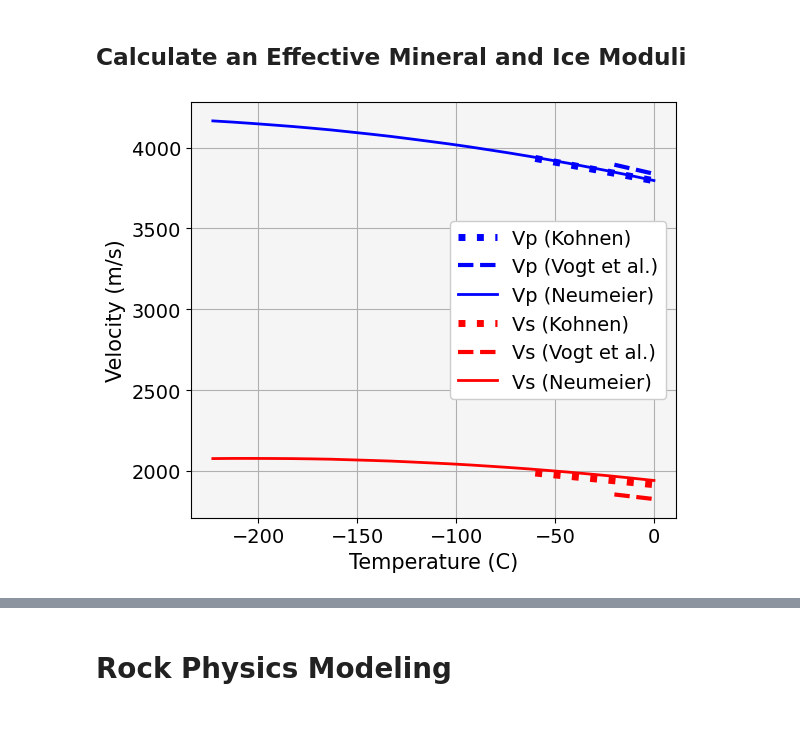
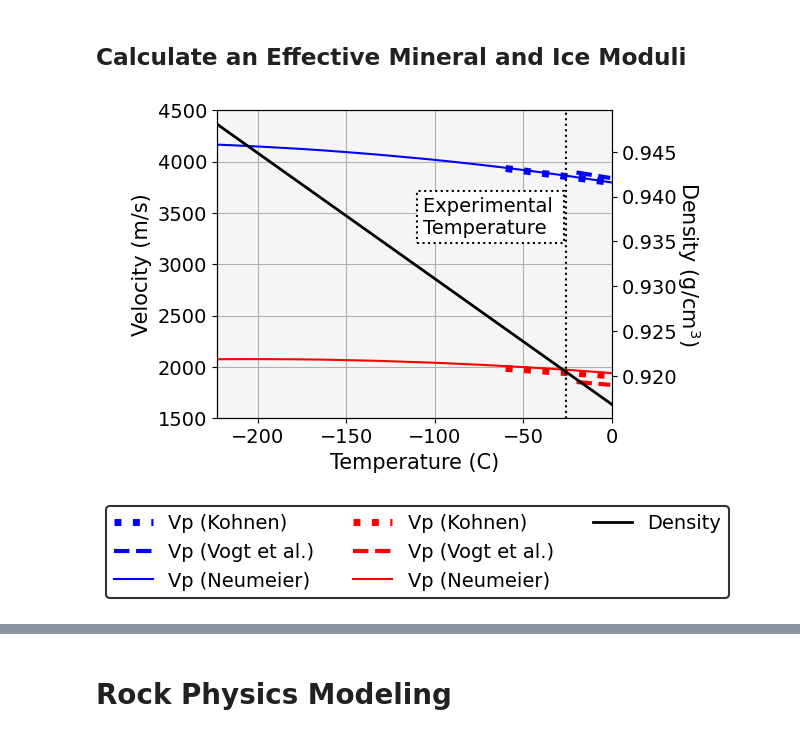
Before and after one commit to astroChance/LunarIce, a Jupyter notebook: notebooks/Icy_Regolith_Modeling.ipynb, the cells around one changed output, grey strips where cells are left out. Saved outputs shown, nothing was run; the diff lists cells and outputs as text; code cells hidden in the pictures.

```diff
--- a/notebooks/Icy_Regolith_Modeling.ipynb
+++ b/notebooks/Icy_Regolith_Modeling.ipynb
@@ -553,57 +552,85 @@ N_vp = rp.elastic.p_vel(N_bulk, N_shear, ice_density_range)*1000
 N_vs = rp.elastic.s_vel(N_shear, ice_density_range)*1000
 
 
-fig, ax  = plt.subplots(nrows=1, ncols=1, figsize=(6,5))
-ax.plot(temp_range_kohnen, ice_vp_kohnen, color="blue", ls=":",lw="5", label="Vp (Kohnen)")
-ax.plot(temp_range_vogt, ice_vp_vogt, color="blue", ls="--",lw="3", label="Vp (Vogt et al.)")
-ax.plot(N_temp_C, N_vp, color="blue",lw="2", label="Vp (Neumeier)")
 
-ax.plot(temp_range_kohnen, ice_vs_kohnen, color="red", ls=":",lw="5", label="Vs (Kohnen)")
-ax.plot(temp_range_vogt, ice_vs_vogt, color="red", ls="--",lw="3", label="Vs (Vogt et al.)")
-ax.plot(N_temp_C, N_vs, color="red",lw="2", label="Vs (Neumeier)")
+
+fig, ax  = plt.subplots(nrows=1, ncols=1, figsize=(6,4))
+
+ax_dens = ax.twinx()
+dens_plot = ax_dens.plot(N_temp_C, ice_density_range, color="black", lw="2", label="Density")
+ax_dens.set_ylabel("Density (g/cm$^3$)", fontsize=15, rotation=270, labelpad=18)
+
+koh_vp = ax.plot(temp_range_kohnen, ice_vp_kohnen, color="blue", ls=":",lw="5", label="Vp (Kohnen)")
+vog_vp = ax.plot(temp_range_vogt, ice_vp_vogt, color="blue", ls="--",lw="3", label="Vp (Vogt et al.)")
+neu_vp = ax.plot(N_temp_C, N_vp, color="blue",lw="1.5", label="Vp (Neumeier)")
+
+koh_vs = ax.plot(temp_range_kohnen, ice_vs_kohnen, color="red", ls=":",lw="5", label="Vs (Kohnen)")
+vog_vs = ax.plot(temp_range_vogt, ice_vs_vogt, color="red", ls="--",lw="3", label="Vs (Vogt et al.)")
+neu_vs = ax.plot(N_temp_C, N_vs, color="red",lw="1.5", label="Vs (Neumeier)")
+
+handles = [dens_plot[0], koh_vp[0], vog_vp[0], neu_vp[0], koh_vs[0], vog_vs[0], neu_vs[0]]
 
 ax.set(facecolor="whitesmoke",
       axisbelow=True,
-      # xlim=(-125, 0))
+      xlim=(-223, 0),
+      ylim=(1500, 4500)
       )
 ax.set_xlabel("Temperature (C)", fontsize=15)
 ax.set_ylabel("Velocity (m/s)", fontsize=15)
 ax.tick_params(axis='both', labelsize=14)
+ax_dens.tick_params(axis='both', labelsize=14)
 ax.grid("both")
-plt.legend(fontsize=14, framealpha=1)
+
+handles = [koh_vp[0], vog_vp[0], neu_vp[0], koh_vs[0], vog_vs[0], neu_vs[0], dens_plot[0]]
+ph = [ax.plot([], marker="", ls="")[0]] * 2
+handles = handles + ph
+labels = ["Vp (Kohnen)", "Vp (Vogt et al.)", "Vp (Neumeier)", "Vp (Kohnen)", "Vp (Vogt et al.)",
+          "Vp (Neumeier)", "Density", "", ""]
+legend = fig.legend(handles, labels, bbox_to_anchor=(0., -0.3, 1, 1), ncols=3,
+           loc='lower center', fontsize=14)
+legend.get_frame().set_linewidth(1.5)
+legend.get_frame().set_edgecolor("black")
+
+ax.vlines(-26, ymin=0, ymax=5000, color="black", ls=":", lw=1.5)
+ax.text(-107, 3300, "Experimental \nTemperature",
+        bbox={"facecolor":"white", "alpha":1, "edgecolor":"black",
+              "linestyle":":", "linewidth":1.5},
+       horizontalalignment='left', fontsize=14)
+
 plt.tight_layout()
 plt.show()
+# plt.savefig("../../../Research Work/Papers/pub2/pub2_figs/iceparms_plot.jpg", dpi=1000, bbox_inches = "tight")
 
 
 
 
 ice_temp = -26  # in Celsius
 ice_dens = Pounder_ice_density(ice_temp)
 
 ## Fit Neumeier Bulk and Shear
 k_fit = np.poly1d(np.polyfit(N_temp_C, N_bulk, deg=2))
 u_fit = np.poly1d(np.polyfit(N_temp_C, N_shear, deg=2))
 
 ice_k = k_fit(ice_temp)
 ice_u = u_fit(ice_temp)
 
 ## Calculate moduli for grain-ice mixtures
 icy_ks = []
 icy_us = []
 icy_dens = []
 for i in ice_percs:
     v = [1-i, i]
     b = [effective_mineral_k, ice_k]
     u = [effective_mineral_u, ice_u]
     _kL, _uL = rp.bounds.hs('lower', v, b, u)
     _kU, _uU = rp.bounds.hs('upper', v, b, u)
     eff_k, eff_u = np.mean((_kL, _kU)), np.mean((_uL, _uU))
     d = sum([f*d for f, d in zip(v, [eff_min_density, ice_dens])])
     icy_ks.append(eff_k)
     icy_us.append(eff_u)
     icy_dens.append(d)
 # %% [output]
-[figure, old version]
+[figure, new version]
 # %%
 """
 Ice weight percent versus volume percent
```
Also changed, not shown: parts of 11 cells of this notebook, 2 other files.
